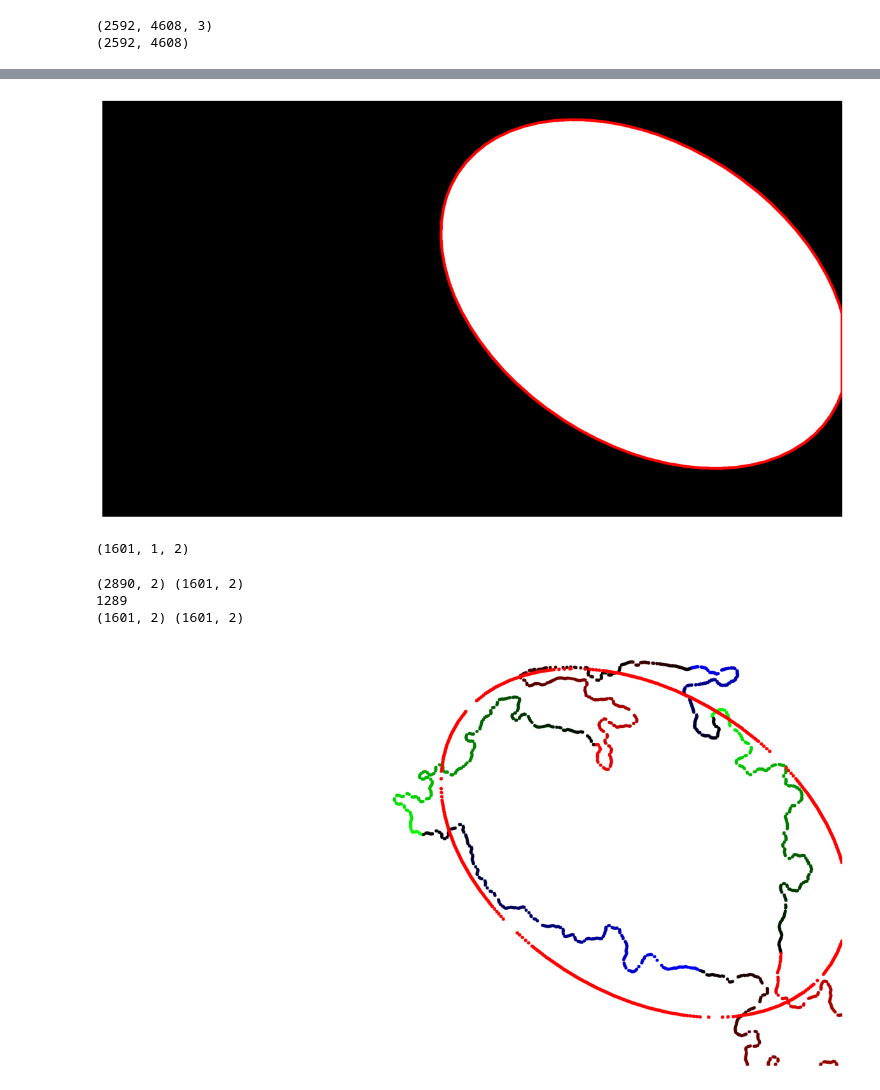
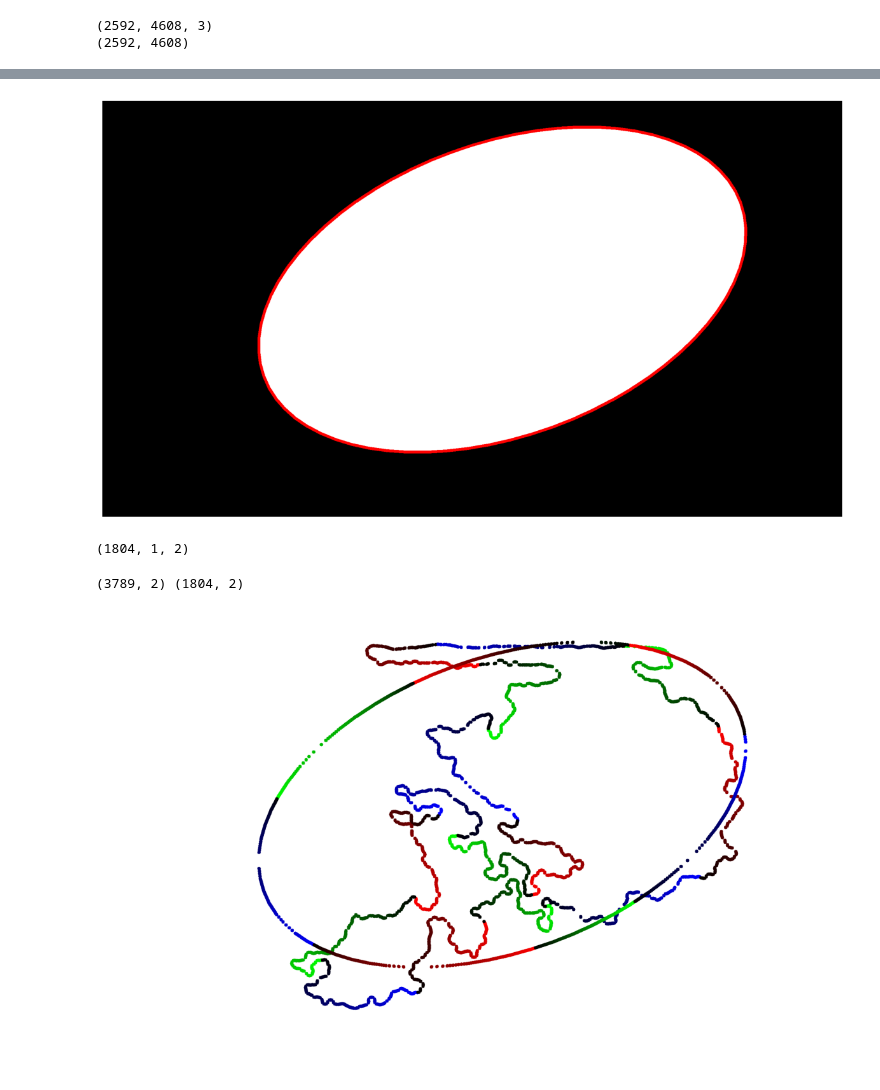
Before and after one commit to epfl-mobots/IR-imaging-2024, a Jupyter notebook: ilastik/pipeline.ipynb, the cells around one changed output, grey strips where cells are left out. Drawn from its saved outputs; the diff is of its cells as text; code cells hidden in the pictures.

```diff
--- a/ilastik/pipeline.ipynb
+++ b/ilastik/pipeline.ipynb
@@ -62,9 +62,9 @@ with h5py.File(filename, "r") as f:
 # %%
-cv2.imwrite('img_cyril_gray_resized_Probabilities.png', ds_arr)
-mask = cv2.imread('img_cyril_gray_resized_Probabilities.png', cv2.IMREAD_GRAYSCALE)
+cv2.imwrite('h1r2_gray_resized_Probabilities.png', ds_arr)
+mask = cv2.imread('h1r2_gray_resized_Probabilities.png', cv2.IMREAD_GRAYSCALE)
 
 fig, ax = plt.subplots(1, 2, figsize=(15, 15))
-ax[0].imshow(cv2.imread('img_cyril_gray.jpg'), cmap='gray')
+ax[0].imshow(cv2.imread('h1r2_gray.jpg'), cmap='gray')
 ax[1].imshow(mask)
 plt.show()
 # %% [output]
@@ -127,75 +128,46 @@ ax.axis('off')
 plt.show()
 print(ellipse_contour.shape)
 # %% [output]
-[figure, old version]
+[figure, new version]
-(1601, 1, 2)
+(1804, 1, 2)
 # %%
+# to show contour and ellipse before processing
+image = np.ones(mask_closed.shape + (3,), dtype=np.uint8) * 255
 contour_points = contour.reshape(-1, 2)
 ellipse_points = ellipse_contour.reshape(-1, 2)
 print(contour_points.shape, ellipse_points.shape)
-shape_diff = contour_points.shape[0] - ellipse_points.shape[0]
-print(shape_diff)
-new_contour = []
-i = 1
-skipped = 0
-printed = 0
-
-if shape_diff > 0:
-    for point in contour_points:
-        if (i == int(contour_points.shape[0]/shape_diff)) & (skipped < shape_diff):
-            skipped += 1
-            i = 1
-            continue
-        new_contour.append([point[0], point[1]])
-        printed += 1
-        i += 1
-if shape_diff < 0:
-    for point in ellipse_points:
-        if (i == int(ellipse_points.shape[0]/shape_diff)) & (skipped < shape_diff):
-            skipped += 1
-            i = 1
-            continue
-        new_contour.append([point[0], point[1]])
-        printed += 1
-        i += 1
-
-new_contour = np.array(new_contour)
-print(new_contour.shape, ellipse_points.shape)
-
-# plotting related stuff
 n = 0
 color = [0, 0, 0]
 chanel = 0
 y_offset = 0
 image = np.ones(mask_closed.shape + (3,), dtype=np.uint8) * 255
-for point in new_contour:
+
+for point in contour_points:
     cv2.circle(image, (point[0], point[1] + y_offset), 5, color, -1)
     if n < 255:
         n += 1
     else:
         n = 1
         chanel = 0 if chanel == 2 else chanel + 1
         color = [0, 0, 0]
     color[chanel] = n
 n = 0
 color = [0, 0, 0]
 chanel = 0
 for point in ellipse_points:
-    cv2.circle(image, (point[0], point[1] + y_offset), 5, [255, 0, 0], -1)
+    cv2.circle(image, (point[0], point[1] + y_offset), 5, color, -1)
     if n < 255:
         n += 1
     else:
         n = 1
         chanel = 0 if chanel == 2 else chanel + 1
         color = [0, 0, 0]
     color[chanel] = n
 
 fig, ax = plt.subplots(1, 1, figsize=(15, 15))
 ax.imshow(image)
 ax.axis('off')
 plt.show()
 # %% [output]
-(2890, 2) (1601, 2)
-1289
-(1601, 2) (1601, 2)
+(3789, 2) (1804, 2)
-[figure, old version]
+[figure, new version]
```
Also changed, not shown: parts of 8 cells of this notebook.
